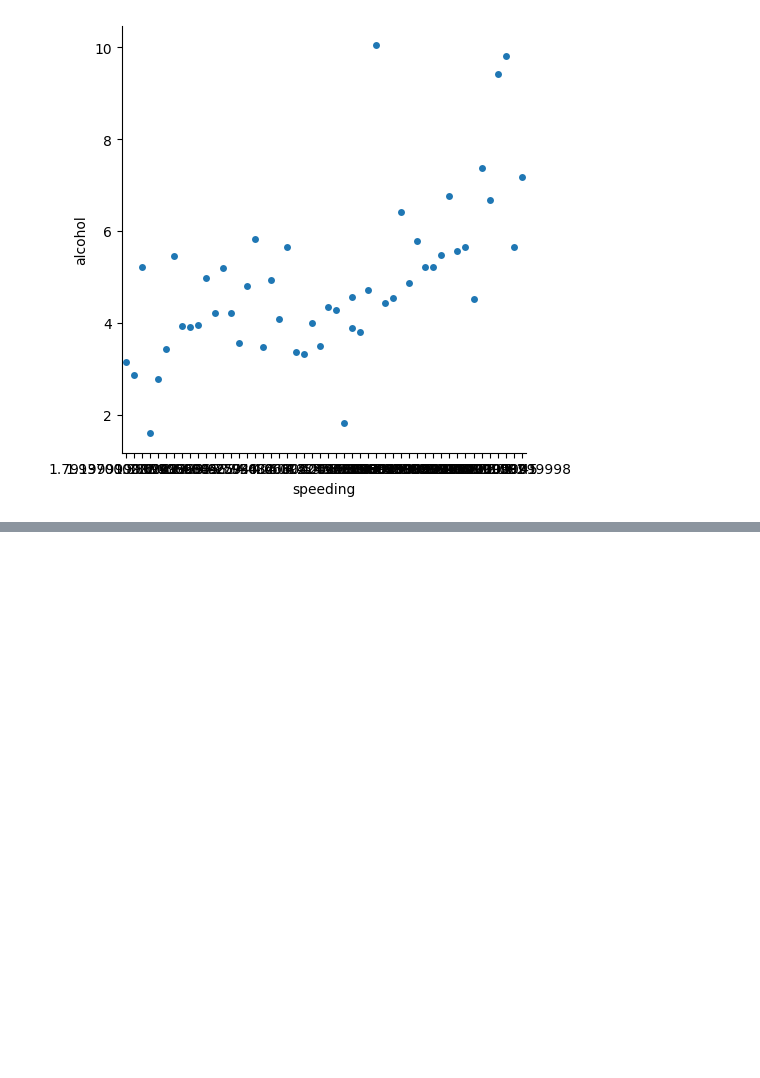
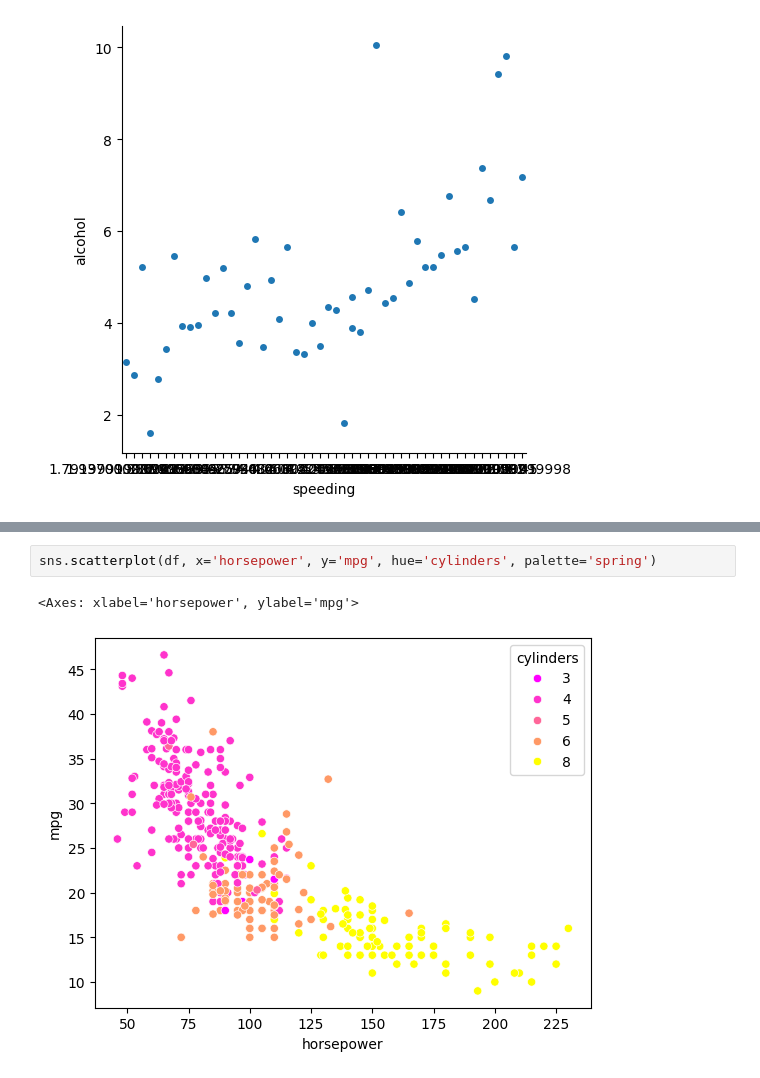
Before and after one commit to Sameerverma32/python, a Jupyter notebook: Data Structure/Analysis/seaborn.ipynb, the cells around one changed output, grey strips where cells are left out. Cells and saved outputs as stored; diff of their text form; blank space fills up the shorter version.

```diff
--- a/Data Structure/Analysis/seaborn.ipynb
+++ b/Data Structure/Analysis/seaborn.ipynb
@@ -296,0 +332,5 @@ sns.catplot(df, x='speeding', y='alcohol')
+# %%
+sns.scatterplot(df, x='horsepower', y='mpg', hue='cylinders', palette='spring')
+# %% [output]
+<Axes: xlabel='horsepower', ylabel='mpg'>
+[figure, added]
```
Also changed, not shown: parts of 6 cells of this notebook, 16 other files.
